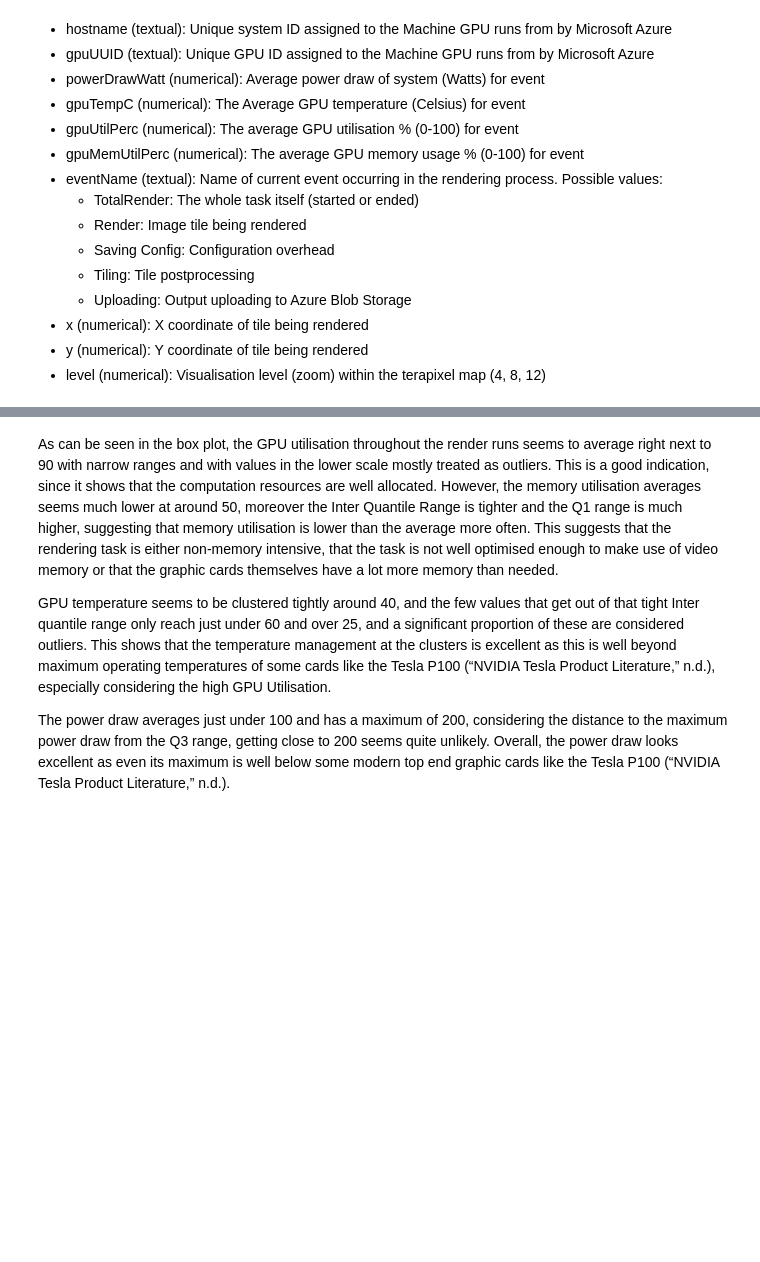
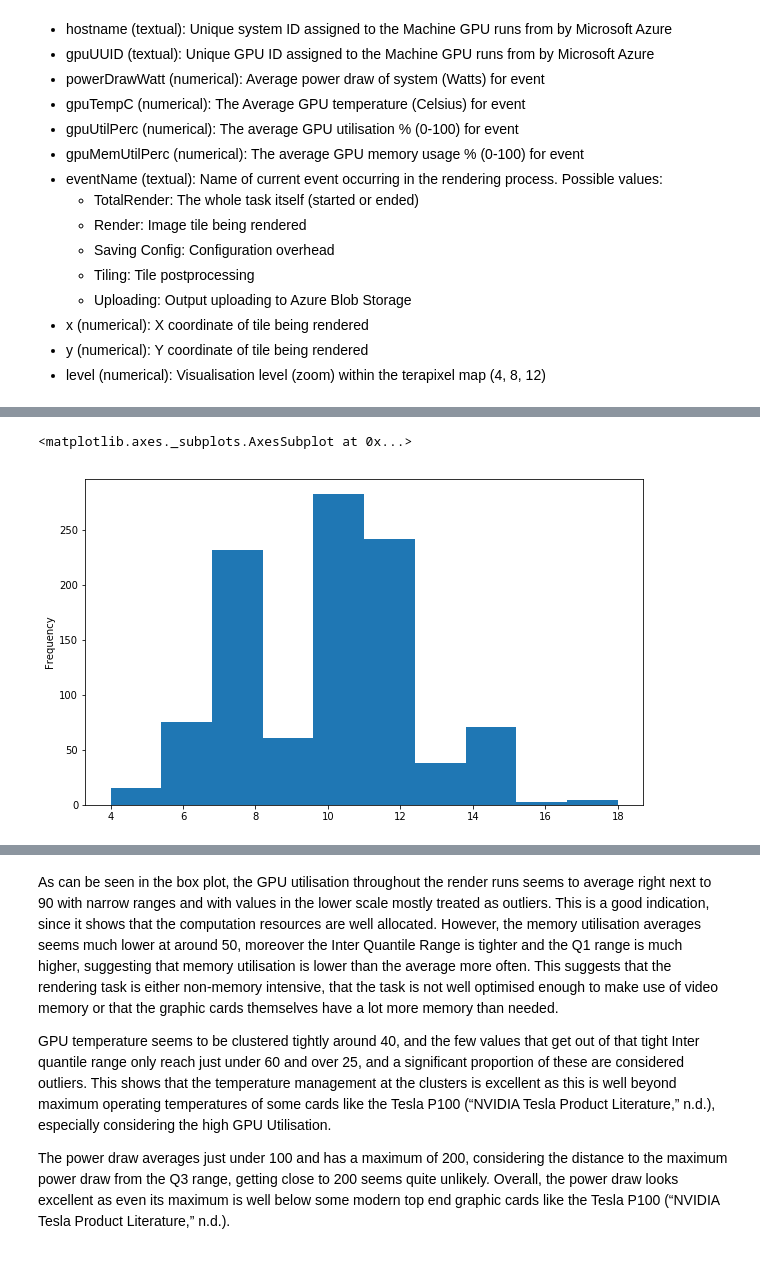
Before and after one commit to Castdeath97/csc8634-project, a Jupyter notebook: notebooks/data-understanding.ipynb, the cells around one changed output, grey strips where cells are left out. Saved outputs shown, nothing was run; the diff lists cells and outputs as text; code cells hidden in the pictures; blank space fills up the shorter version.

```diff
--- a/notebooks/data-understanding.ipynb
+++ b/notebooks/data-understanding.ipynb
@@ -123,0 +125,5 @@ It seems that the GPUs overwhelmingly work on rendering most of their time judgi
+# %%
+gpu_events_df['hostname'].value_counts().plot(kind = 'hist')
+# %% [output]
+<matplotlib.axes._subplots.AxesSubplot at 0x...>
+[figure, added]
```
Also changed, not shown: parts of 20 cells of this notebook, 1 other file.
